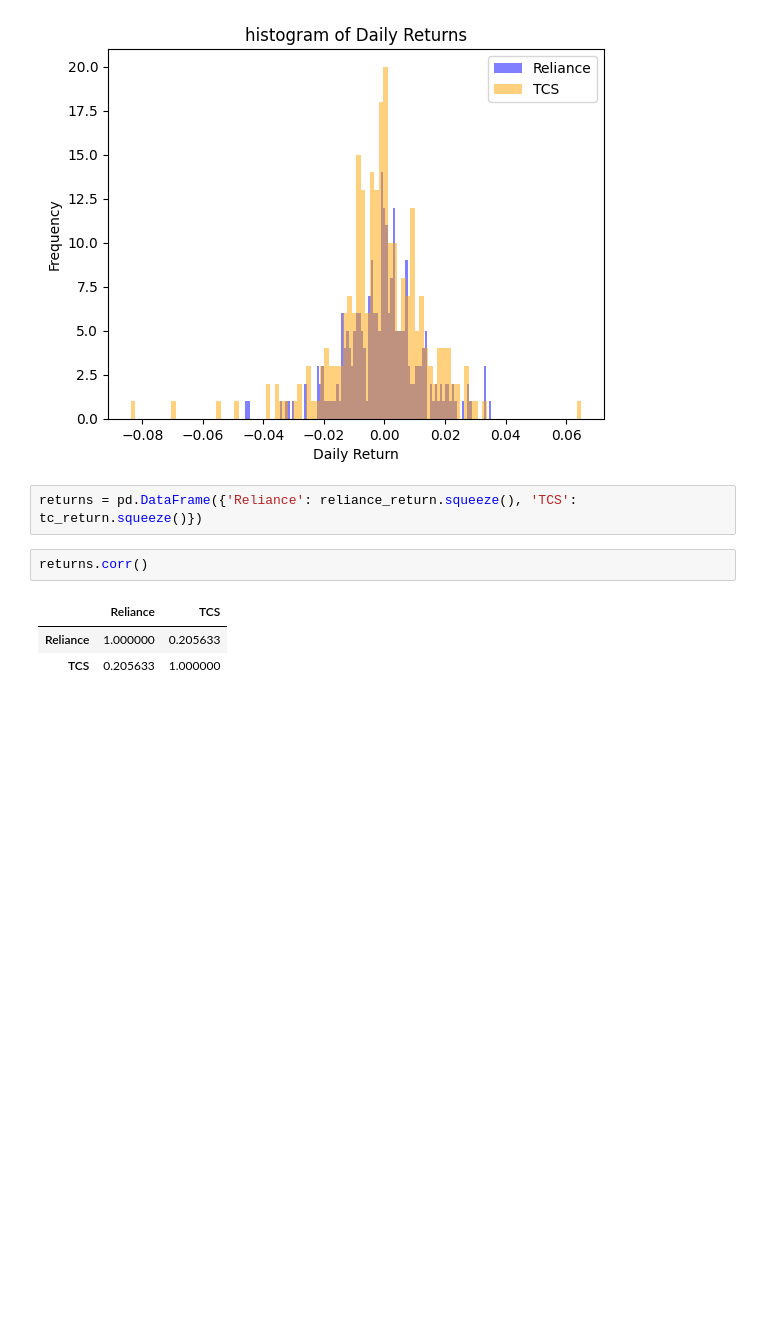
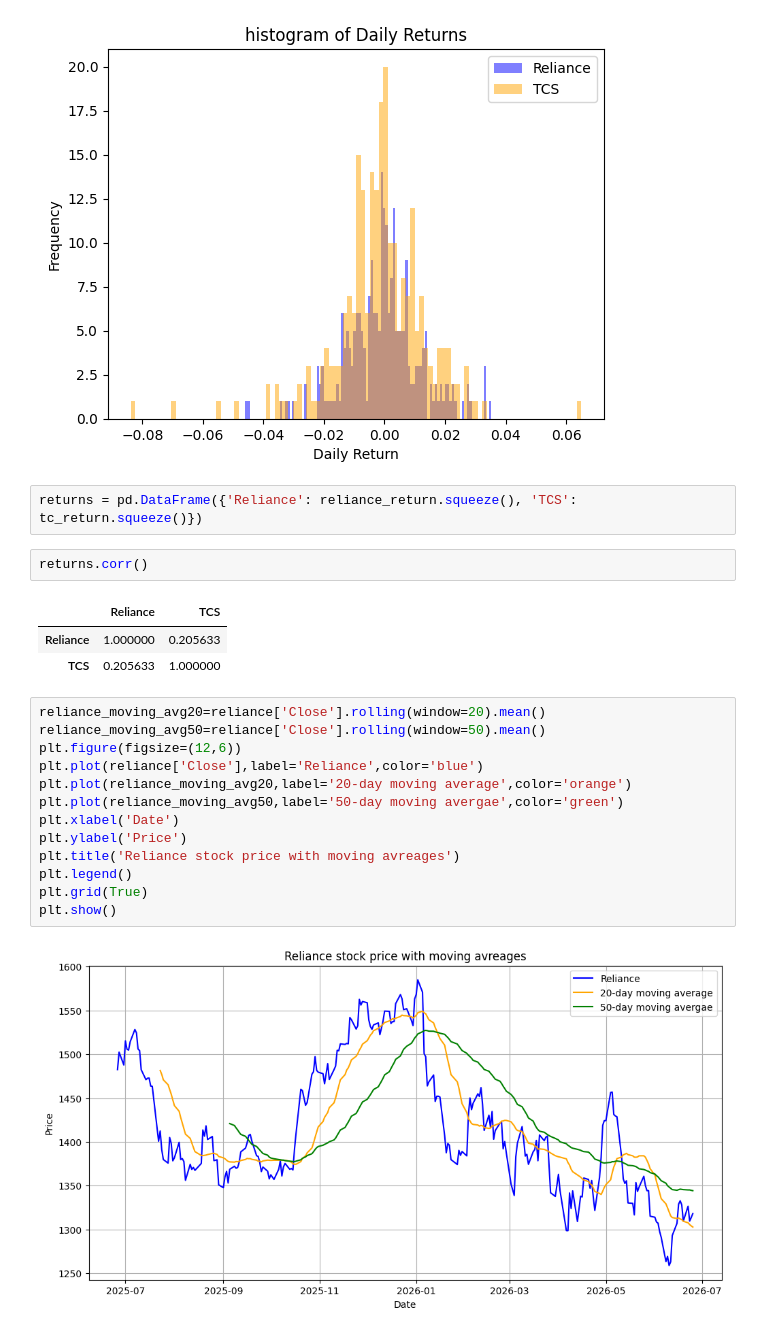
Before and after one commit to DivYanshVerma235/financial-analysis, a Jupyter notebook: finance_analysis.ipynb, the cells around one changed output. Saved outputs shown, nothing was run; the diff lists cells and outputs as text; blank space fills up the shorter version.

```diff
--- a/finance_analysis.ipynb
+++ b/finance_analysis.ipynb
@@ -88,3 +88,18 @@ returns.corr()
 |  | Reliance | TCS |
 | Reliance | 1.000000 | 0.205633 |
 | TCS | 0.205633 | 1.000000 |
+# %%
+reliance_moving_avg20=reliance['Close'].rolling(window=20).mean()
+reliance_moving_avg50=reliance['Close'].rolling(window=50).mean()
+plt.figure(figsize=(12,6))
+plt.plot(reliance['Close'],label='Reliance',color='blue')
+plt.plot(reliance_moving_avg20,label='20-day moving average',color='orange')
+plt.plot(reliance_moving_avg50,label='50-day moving avergae',color='green')
+plt.xlabel('Date')
+plt.ylabel('Price')
+plt.title('Reliance stock price with moving avreages')
+plt.legend()
+plt.grid(True)
+plt.show()
+# %% [output]
+[figure, added]
```
Also changed, not shown: parts of 1 cell of this notebook, 12 other files.
